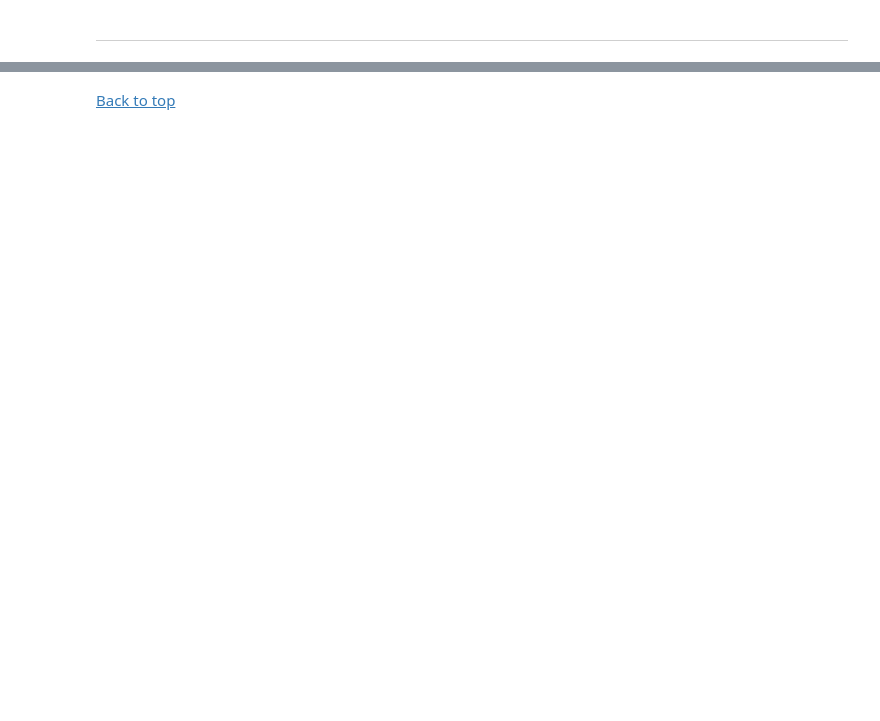
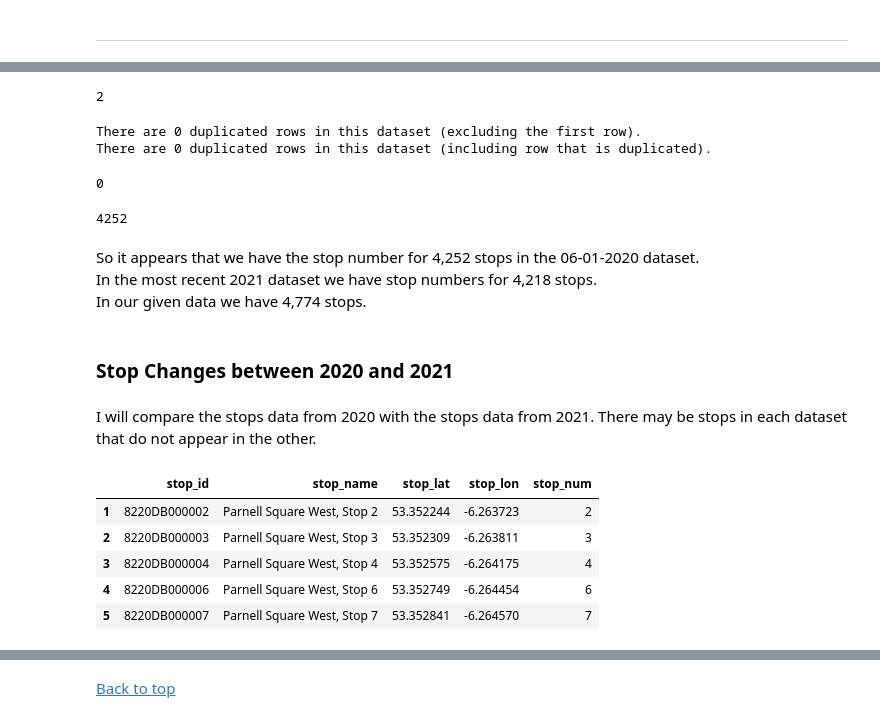
Before and after one commit to CityRoute/Data-Analytics-CityRoute, a Jupyter notebook: Dublin_Bus_GTFS/Bus-Stop-Analysis.ipynb, the cells around one changed output, grey strips where cells are left out. Cells and saved outputs as stored; diff of their text form; code cells hidden in the pictures; blank space fills up the shorter version.

```diff
--- a/Dublin_Bus_GTFS/Bus-Stop-Analysis.ipynb
+++ b/Dublin_Bus_GTFS/Bus-Stop-Analysis.ipynb
@@ -244,0 +374,3 @@ df_2021_changes.head(10)
+# %%
+# import stops data and create dataframes
+df_2020 = pd.read_csv('/home/faye/Data-Analytics-CityRoute/Dublin_Bus_GTFS/06-01-2020/stops.txt', sep=',',error_bad_lines=False)
@@ -244,0 +391,34 @@ df_2021_changes.head(10)
+# %%
+# check if there are empty values for stop_num
+df_2020['stop_num'].isnull().sum()
+# %% [output]
+2
+# %%
+# Find number of duplicate rows using stop_num feature
+num_duplicate_rows = df_2020['stop_num'].duplicated().sum()
+print(f"There are {num_duplicate_rows} duplicated rows in this dataset (excluding the first row).")
+num_duplicate_rows_inclusive = df_2020[df_2020['stop_num'].duplicated(keep=False)].shape[0]
+print(f"There are {num_duplicate_rows_inclusive} duplicated rows in this dataset (including row that is duplicated).")
+# %% [output]
+There are 0 duplicated rows in this dataset (excluding the first row).
+There are 0 duplicated rows in this dataset (including row that is duplicated).
+# %%
+# keep only the rows that have values for stop_num
+df_2020 = df_2020[df_2020['stop_num'].notna()]
+# check again if there are empty values for stop_num
+df_2020['stop_num'].isnull().sum()
+# %% [output]
+0
+# %%
+# print the length of the stop num feature
+len(df_2020['stop_num'].unique())
+# %% [output]
+4252
+# %% [markdown]
+So it appears that we have the stop number for 4,252 stops in the 06-01-2020 dataset.
+In the most recent 2021 dataset we have stop numbers for 4,218 stops.
+In our given data we have 4,774 stops.
+# %% [markdown]
+### Stop Changes between 2020 and 2021
+# %% [markdown]
+I will compare the stops data from 2020 with the stops data from 2021. There may be stops in each dataset that do not appear in the other.
@@ -244,0 +431,10 @@ df_2021_changes.head(10)
+# %%
+# print first 5 rows
+df_2020.head(5)
+# %% [output]
+|  | stop_id | stop_name | stop_lat | stop_lon | stop_num |
+| 1 | 8220DB000002 | Parnell Square West, Stop 2 | 53.352244 | -6.263723 | 2 |
+| 2 | 8220DB000003 | Parnell Square West, Stop 3 | 53.352309 | -6.263811 | 3 |
+| 3 | 8220DB000004 | Parnell Square West, Stop 4 | 53.352575 | -6.264175 | 4 |
+| 4 | 8220DB000006 | Parnell Square West, Stop 6 | 53.352749 | -6.264454 | 6 |
+| 5 | 8220DB000007 | Parnell Square West, Stop 7 | 53.352841 | -6.264570 | 7 |
```
Also changed, not shown: parts of 58 cells of this notebook, 3 other files.
